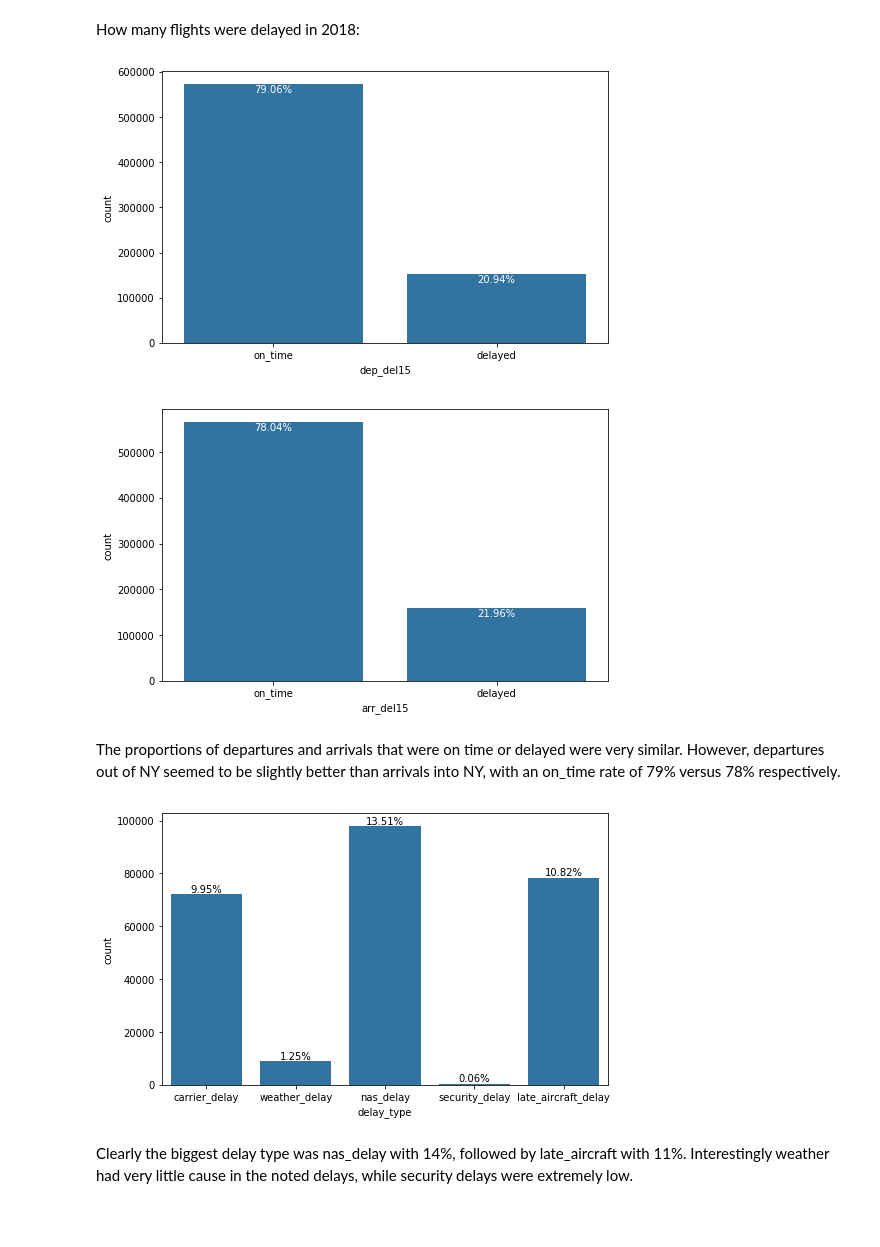
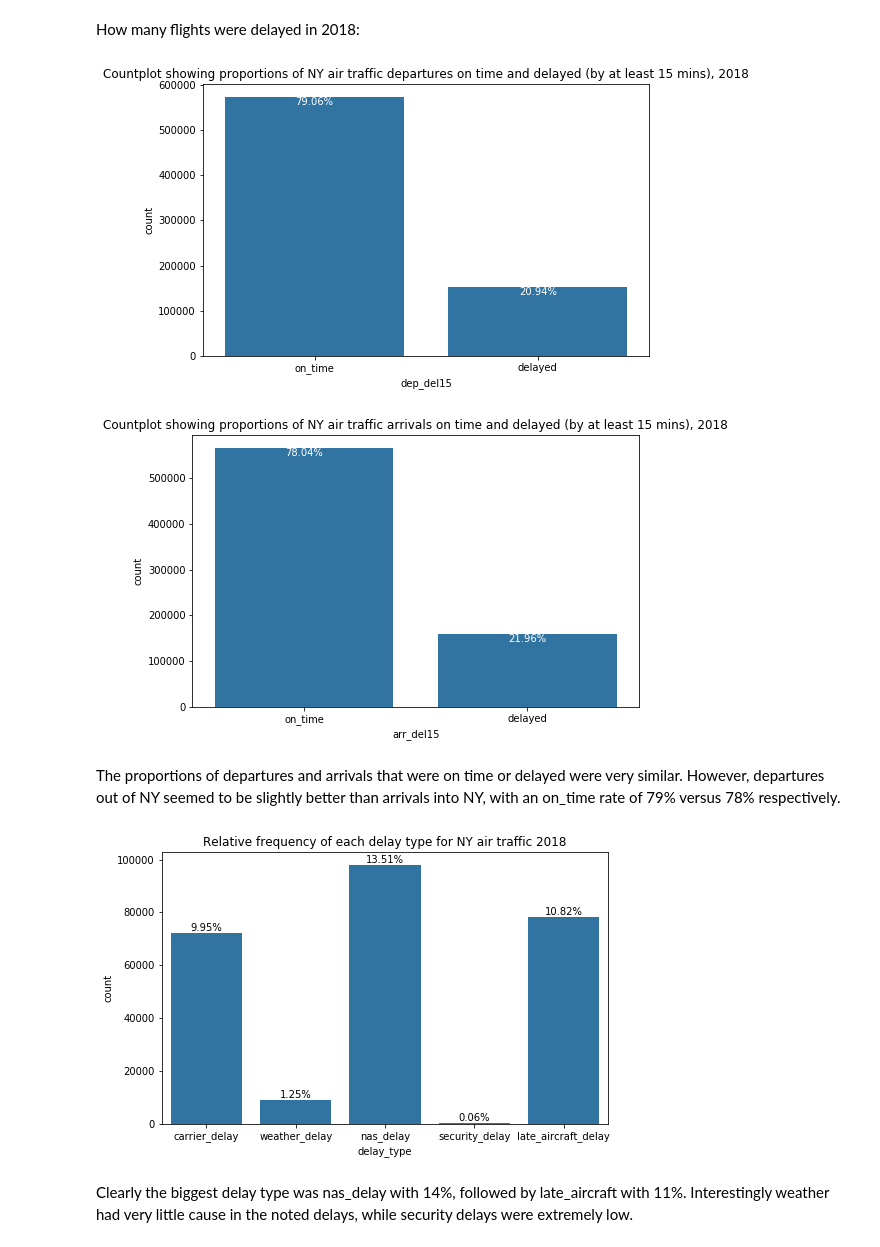
Before and after one commit to Katja-Galyuk/flight_data_visualisation, a Jupyter notebook: exploration_template.ipynb, the cells around one changed output. Drawn from its saved outputs; the diff is of its cells as text; code cells hidden in the pictures; blank space fills up the shorter version.

```diff
--- a/exploration_template.ipynb
+++ b/exploration_template.ipynb
@@ -251,14 +149,0 @@ memory usage: 133.9+ MB
-# %%
-'''
-#now to do the same with arr_time
-
-df['arr_time'] = df['arr_time'].astype('str')
-
-#drop the last two digits of time value - take 4 characters off to leave just the hour value
-
-df['arr_time'] = df['arr_time'].str[:-4]
-
-#replace '' and '24' values with '0'
-
-df['arr_time'] = df['arr_time'].replace(['','24'],'0')
-'''
@@ -273,6 +149,0 @@ df['arr_time'].unique()
-# %%
-'''
-#convert the arr_time to integer
-
-df['arr_time'] = df['arr_time'].astype('float')
-'''
@@ -602,3 +427,6 @@ df_master = df_master.dropna(subset=['month','day_of_month','day_of_week','fl_da
+# %%
+#drop dep_time and arr_time columns
+df_master = df_master.drop(columns = ['arr_time','dep_time'])
 # %%
 df_master.info()
 # %% [output]
@@ -622,8 +452,7 @@ memory usage: 146.1+ MB
 # %%
 #remove duplicate instances of flights (which were previously there because of multiple types of delays)
-
 df_master_unique = df_master.drop_duplicates(subset=['month','day_of_month','day_of_week','fl_date',
-                                      'op_unique_carrier','origin','dest','dep_time',
-                                      'dep_delay','dep_del15','taxi_out','taxi_in','arr_time',
+                                      'op_unique_carrier','origin','dest',
+                                      'dep_delay','dep_del15','taxi_out','taxi_in',
                                       'arr_delay','arr_del15','cancelled','diverted','actual_elapsed_time',
                                       'air_time','distance'])
@@ -819,18 +665,19 @@ How many flights were delayed in 2018:
 # %%
 #plot countplot of delayed aircraft departures
 plt.figure(figsize = [8,5])
 
 ax = sb.countplot(data = df_master_unique, x = 'dep_del15', color=color)
 
 total = float(df_master_unique.shape[0])
 for p in ax.patches:
     height = p.get_height()
     ax.text(p.get_x()+p.get_width()/2.,
             height,
             '{:0.2f}%'.format(100*height/total),va='top',ha='center', color='w')
-plt.xticks(np.arange(2), ('on_time', 'delayed'));
+plt.xticks(np.arange(2), ('on_time', 'delayed'))
+plt.title('Countplot showing proportions of NY air traffic departures on time and delayed (by at least 15 mins), 2018');
 # %% [output]
-[figure, old version]
+[figure, new version]
 # %%
 #plot countplot of delayed aircraft arrivals
 plt.figure(figsize = [8,5])
@@ -843,9 +690,10 @@ for p in ax.patches:
     ax.text(p.get_x()+p.get_width()/2.,
             height,
             '{:0.2f}%'.format(100*height/total),va='top',ha='center', color='w')
-plt.xticks(np.arange(2), ('on_time', 'delayed'));
+plt.xticks(np.arange(2), ('on_time', 'delayed'))
+plt.title('Countplot showing proportions of NY air traffic arrivals on time and delayed (by at least 15 mins), 2018');
 # %% [output]
-[figure, old version]
+[figure, new version]
 # %% [markdown]
 The proportions of departures and arrivals that were on time or delayed were very similar. However, departures out of NY seemed to be slightly better than arrivals into NY, with an on_time rate of 79% versus 78% respectively.
 # %%
@@ -867,9 +715,11 @@ for loc, label in zip(locs, labels):
     pct_string = '{:0.2f}%'.format(100*count/n_points)
 
     # print the annotation just below the top of the bar
-    plt.text(loc, count-8, pct_string, ha = 'center', va='bottom');
+    plt.text(loc, count-8, pct_string, ha = 'center', va='bottom')
+
+plt.title('Relative frequency of each delay type for NY air traffic 2018');
 # %% [output]
-[figure, old version]
+[figure, new version]
 # %% [markdown]
 Clearly the biggest delay type was nas_delay with 14%, followed by late_aircraft with 11%. Interestingly weather had very little cause in the noted delays, while security delays were extremely low.
 # %% [markdown]
```
Also changed, not shown: parts of 177 cells of this notebook, 2 other files.
